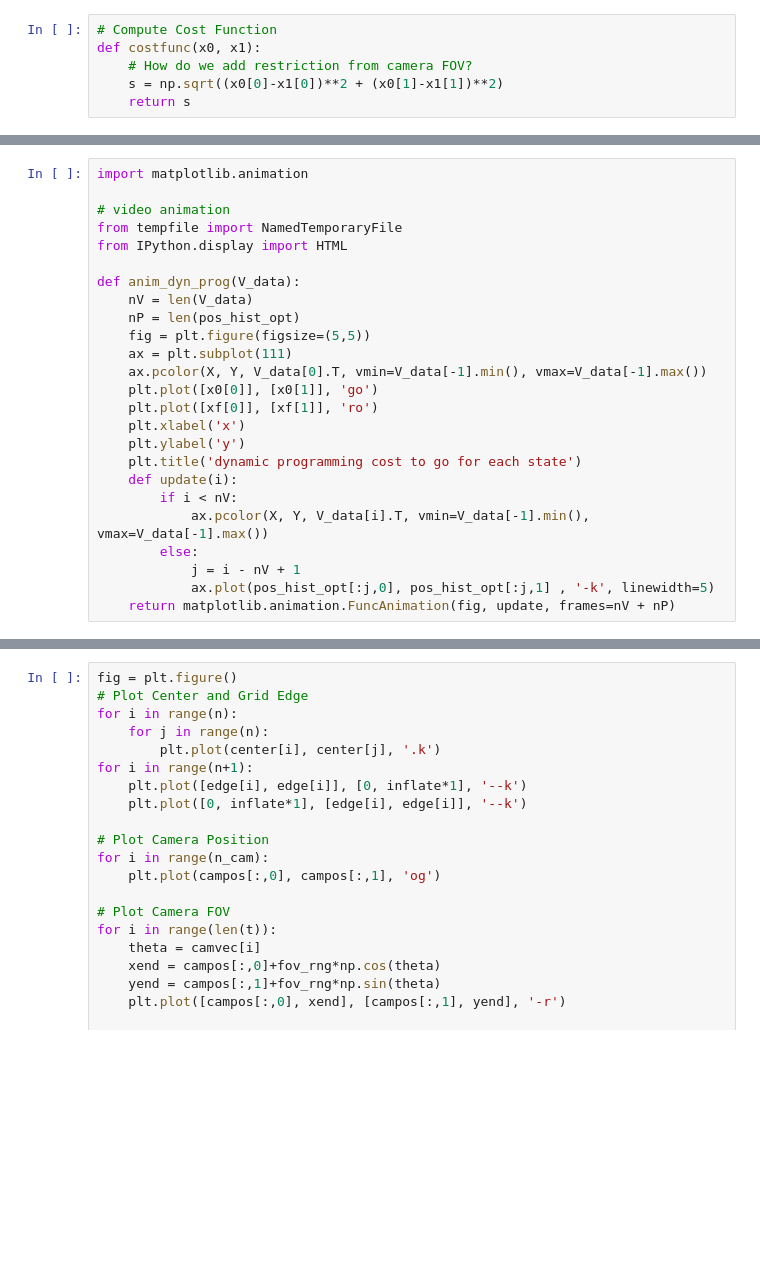
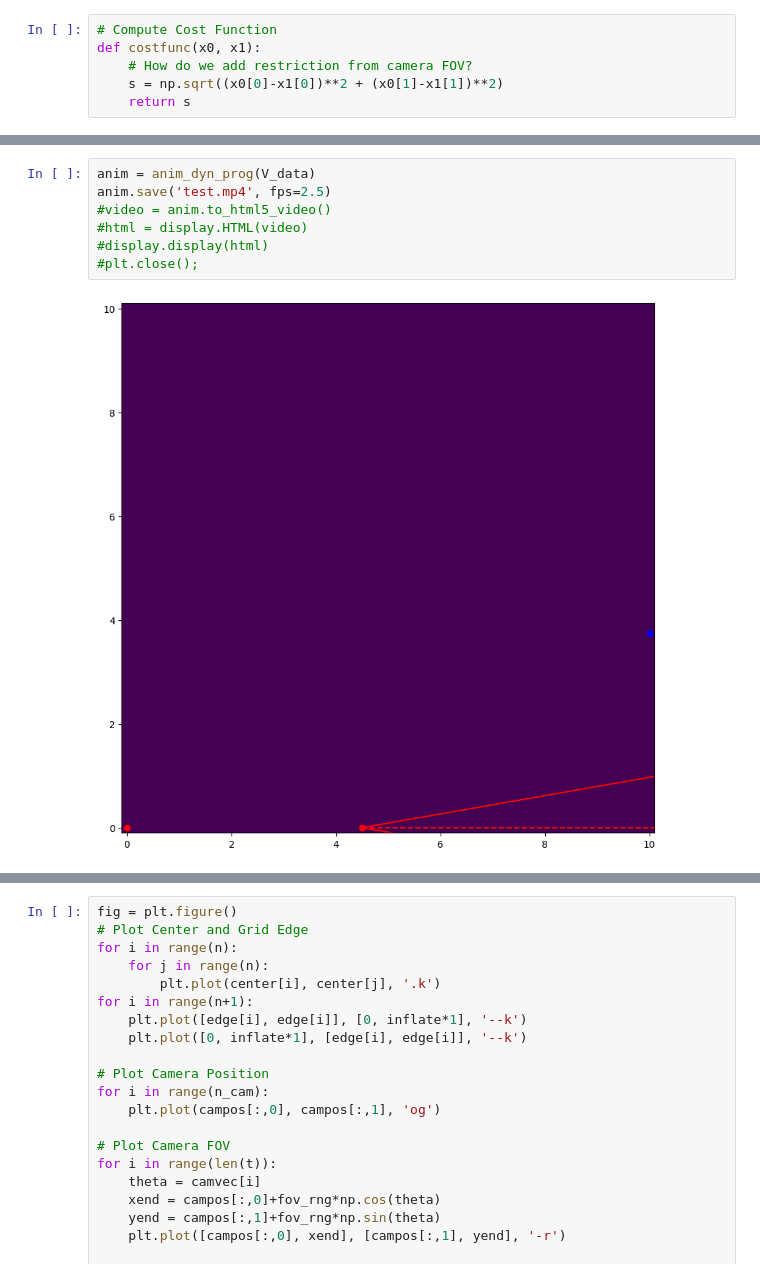
Before and after one commit to jeffersonkim97/cognis_UAM, a Jupyter notebook: notebook/GameTheory_Example.ipynb, the cells around one changed output, grey strips where cells are left out. Drawn from its saved outputs; the diff is of its cells as text; blank space fills up the shorter version.

Commit message:
Updated Dynamic Programming Notebook 1. Node is killed when exposed to camera FOV 2. Live Node Propagation animation example created

```diff
--- a/notebook/GameTheory_Example.ipynb
+++ b/notebook/GameTheory_Example.ipynb
@@ -254,25 +337,0 @@ print(len(pos_hist_opt))
-# %%
-import matplotlib.animation
-
-# video animation
-from tempfile import NamedTemporaryFile
-from IPython.display import HTML
-
-def anim_dyn_prog(V_data):
-    nV = len(V_data)
-    nP = len(pos_hist_opt)
-    fig = plt.figure(figsize=(5,5))
-    ax = plt.subplot(111)
-    ax.pcolor(X, Y, V_data[0].T, vmin=V_data[-1].min(), vmax=V_data[-1].max())
-    plt.plot([x0[0]], [x0[1]], 'go')
-    plt.plot([xf[0]], [xf[1]], 'ro')
-    plt.xlabel('x')
-    plt.ylabel('y')
-    plt.title('dynamic programming cost to go for each state')
-    def update(i):
-        if i < nV:
-            ax.pcolor(X, Y, V_data[i].T, vmin=V_data[-1].min(), vmax=V_data[-1].max())
-        else:
-            j = i - nV + 1
-            ax.plot(pos_hist_opt[:j,0], pos_hist_opt[:j,1] , '-k', linewidth=5)
-    return matplotlib.animation.FuncAnimation(fig, update, frames=nV + nP)
@@ -278,0 +409,9 @@ def anim_dyn_prog(V_data):
+# %%
+anim = anim_dyn_prog(V_data)
+anim.save('test.mp4', fps=2.5)
+#video = anim.to_html5_video()
+#html = display.HTML(video)
+#display.display(html)
+#plt.close();
+# %% [output]
+[figure, added]
```
Also changed, not shown: parts of 14 cells of this notebook, 6 other files.
